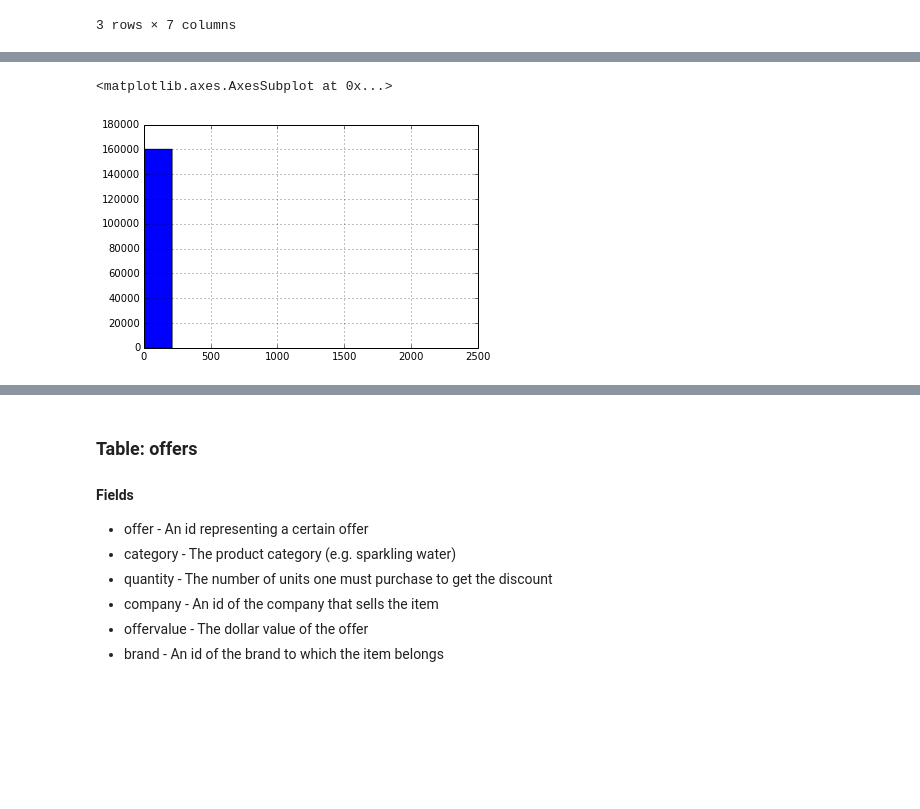
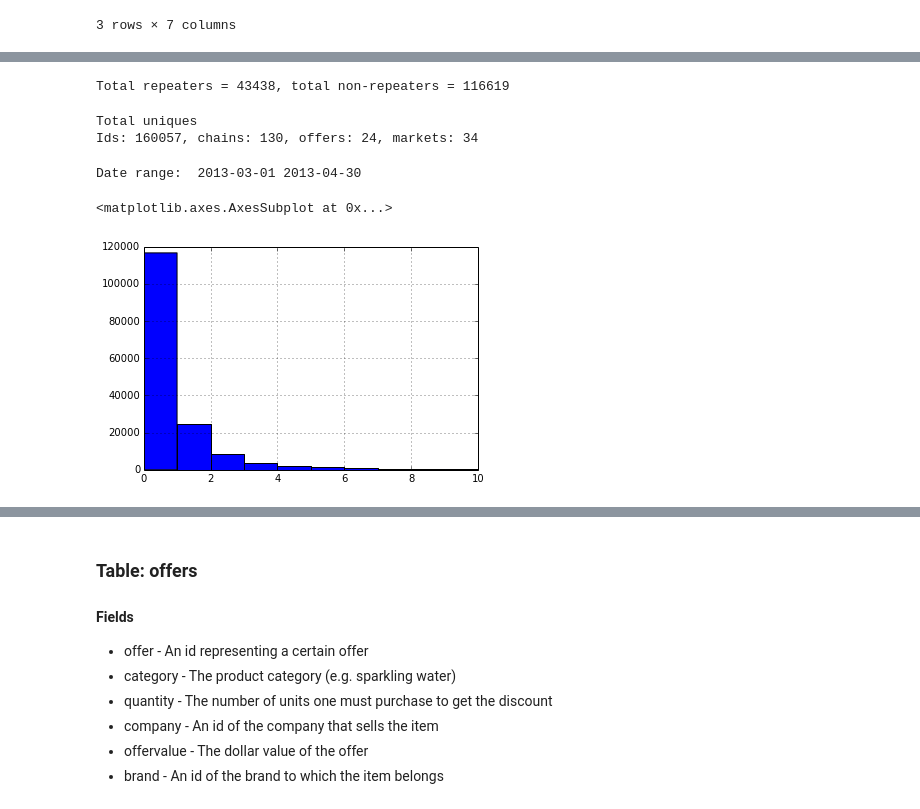
Before and after one commit to ankurprajapati/DAT6_clb, a Jupyter notebook: Final_Project/dataviz.ipynb, the cells around one changed output, grey strips where cells are left out. Saved outputs shown, nothing was run; the diff lists cells and outputs as text; code cells hidden in the pictures; blank space fills up the shorter version.

```diff
--- a/Final_Project/dataviz.ipynb
+++ b/Final_Project/dataviz.ipynb
@@ -68,5 +51,33 @@ len(pd.Series(hdata['chain']).unique())
-# %%
-hdata['repeattrips'].hist()
-# %% [output]
-<matplotlib.axes.AxesSubplot at 0x...>
-[figure, removed]
+# %%
+# Number of repeat buyers
+total_repeaters = hdata[hdata.repeater == 't'].count()['id']
+total_nonrepeaters = hdata[hdata.repeater == 'f'].count()['id']
+
+print 'Total repeaters = ' + str(total_repeaters)\
+    + ', total non-repeaters = ' + str(total_nonrepeaters)
+# %% [output]
+Total repeaters = 43438, total non-repeaters = 116619
+# %%
+# Number of unique values for each variable
+num_ids = len(hdata.id.unique())
+num_chains = len(hdata.chain.unique())
+num_offers = len(hdata.offer.unique())
+num_markets = len(hdata.market.unique())
+
+print('Total uniques')
+print 'Ids: {0}, chains: {1}, offers: {2}, markets: {3}'.format(
+    num_ids, num_chains, num_offers, num_markets)
+# %% [output]
+Total uniques
+Ids: 160057, chains: 130, offers: 24, markets: 34
+# %%
+# Date range
+print 'Date range: ', min(hdata.offerdate), max(hdata.offerdate)
+# %% [output]
+Date range:  2013-03-01 2013-04-30
+# %%
+# Distribution of number of repeat trips
+hdata.repeattrips.hist(bins=range(11))
+# %% [output]
+<matplotlib.axes.AxesSubplot at 0x...>
+[figure, added]
```
Also changed, not shown: parts of 83 cells of this notebook.
